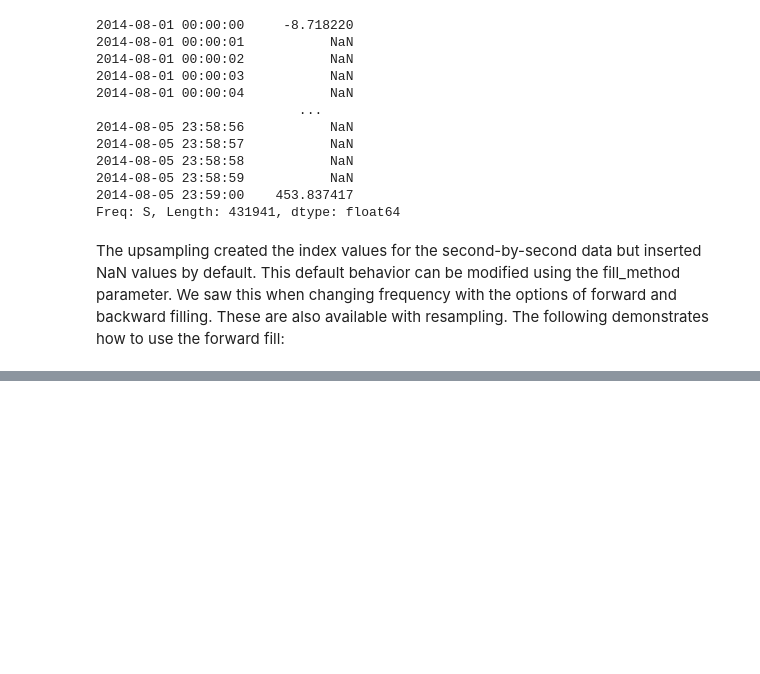
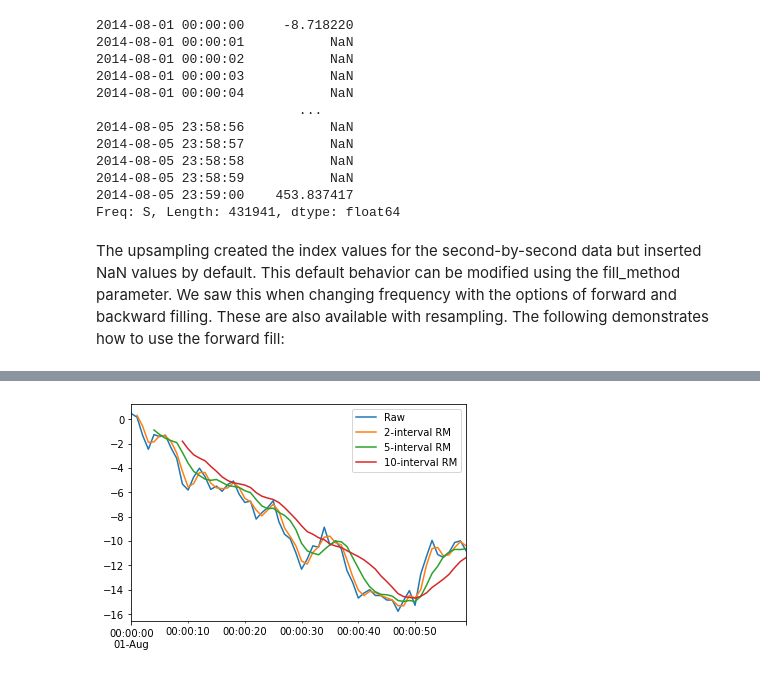
Before and after one commit to apkap83/Pandas_Notes, a Jupyter notebook: Learning_Pandas_Chapter_10 - Time Series Data.ipynb, the cells around one changed output, grey strips where cells are left out. Cells and saved outputs as stored; diff of their text form; code cells hidden in the pictures; blank space fills up the shorter version.

```diff
--- a/Learning_Pandas_Chapter_10 - Time Series Data.ipynb
+++ b/Learning_Pandas_Chapter_10 - Time Series Data.ipynb
@@ -1586,0 +1711,5 @@ how to use the forward fill:
+# %%
+# demonstrate the difference between 2, 5 and
+# 10 interval rolling windows
+h1w = walk['2014-08-01 00:00']
+h1w
@@ -1586,0 +1729,8 @@ how to use the forward fill:
+# %%
+h1w.plot()
+h1w.rolling(2).mean().plot()
+h1w.rolling(5).mean().plot()
+h1w.rolling(10).mean().plot()
+plt.legend(labels=['Raw', '2-interval RM', '5-interval RM', '10-interval RM']);
+# %% [output]
+[figure, added]
```
Also changed, not shown: parts of 14 cells of this notebook.
